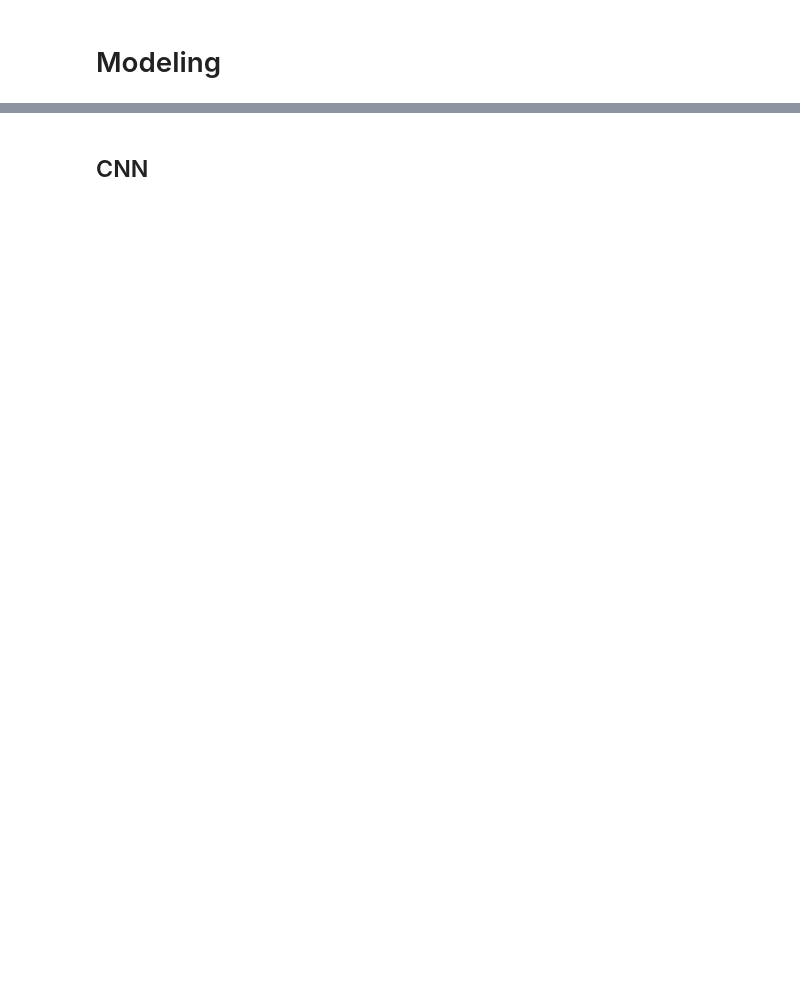
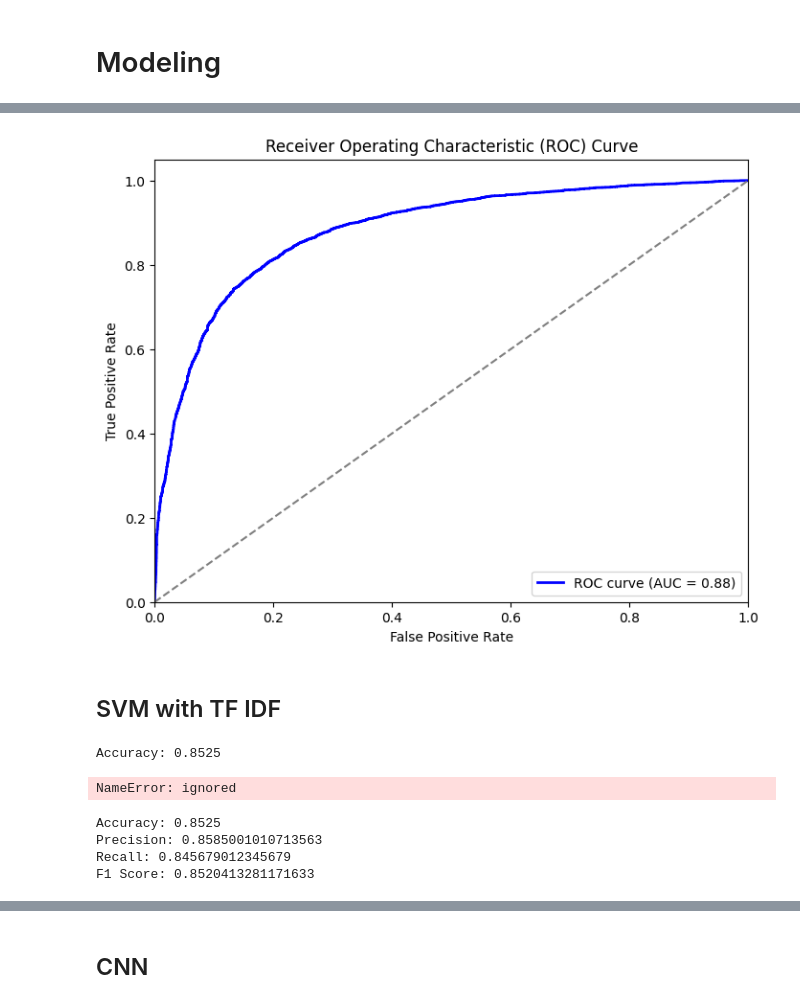
Before and after one commit to Himanshu-Dharma/master-thesis-feature-extraction-and-sentiment-analysis-using-deep-learning, a Jupyter notebook: Thesis_Code.ipynb, the cells around one changed output, grey strips where cells are left out. Cells and saved outputs as stored; diff of their text form; code cells hidden in the pictures; blank space fills up the shorter version.

```diff
--- a/Thesis_Code.ipynb
+++ b/Thesis_Code.ipynb
@@ -847,0 +832,26 @@ Confusion Matrix
+# %%
+import matplotlib.pyplot as plt
+from sklearn.metrics import roc_curve, roc_auc_score
+
+# Calculate decision values for ROC curve and AUC-ROC score
+decision_values = svm1.decision_function(test_vectors)
+
+# Calculate the AUC-ROC score
+auc_roc = roc_auc_score(y_test, decision_values)
+
+# Calculate the ROC curve
+fpr, tpr, thresholds = roc_curve(y_test, decision_values)
+
+# Plot the ROC curve
+plt.figure(figsize=(8, 6))
+plt.plot(fpr, tpr, color='b', lw=2, label='ROC curve (AUC = {:.2f})'.format(auc_roc))
+plt.plot([0, 1], [0, 1], color='gray', linestyle='--')
+plt.xlim([0.0, 1.0])
+plt.ylim([0.0, 1.05])
+plt.xlabel('False Positive Rate')
+plt.ylabel('True Positive Rate')
+plt.title('Receiver Operating Characteristic (ROC) Curve')
+plt.legend(loc='lower right')
+plt.show()
+# %% [output]
+[figure, added]
@@ -847,0 +866,2 @@ Confusion Matrix
+# %% [markdown]
+## SVM with TF IDF
@@ -847,0 +886,13 @@ Confusion Matrix
+# %%
+# Initialize and train the SVM classifier
+svm = SVC(kernel='linear')
+svm.fit(X_train_vectorized, y_train_tf)
+
+# Make predictions on the test set
+y_pred_tf = svm.predict(X_test_vectorized)
+
+# Evaluate the model
+accuracy_tf = accuracy_score(y_test_tf, y_pred_tf)
+print("Accuracy:", accuracy_tf)
+# %% [output]
+Accuracy: 0.8525
@@ -847,0 +913,16 @@ Confusion Matrix
+# %%
+# Save the SVM model to a file
+with open('svm_model_wv.pkl', 'wb') as file:
+    pickle.dump(svm, file)
+# %% [output]
+NameError: ignored
+# %%
+print("Accuracy:", accuracy_tf)
+print("Precision:", precision_tf)
+print("Recall:", recall_tf)
+print("F1 Score:", f1_tf)
+# %% [output]
+Accuracy: 0.8525
+Precision: 0.8585001010713563
+Recall: 0.845679012345679
+F1 Score: 0.8520413281171633
```
Also changed, not shown: parts of 94 cells of this notebook.
